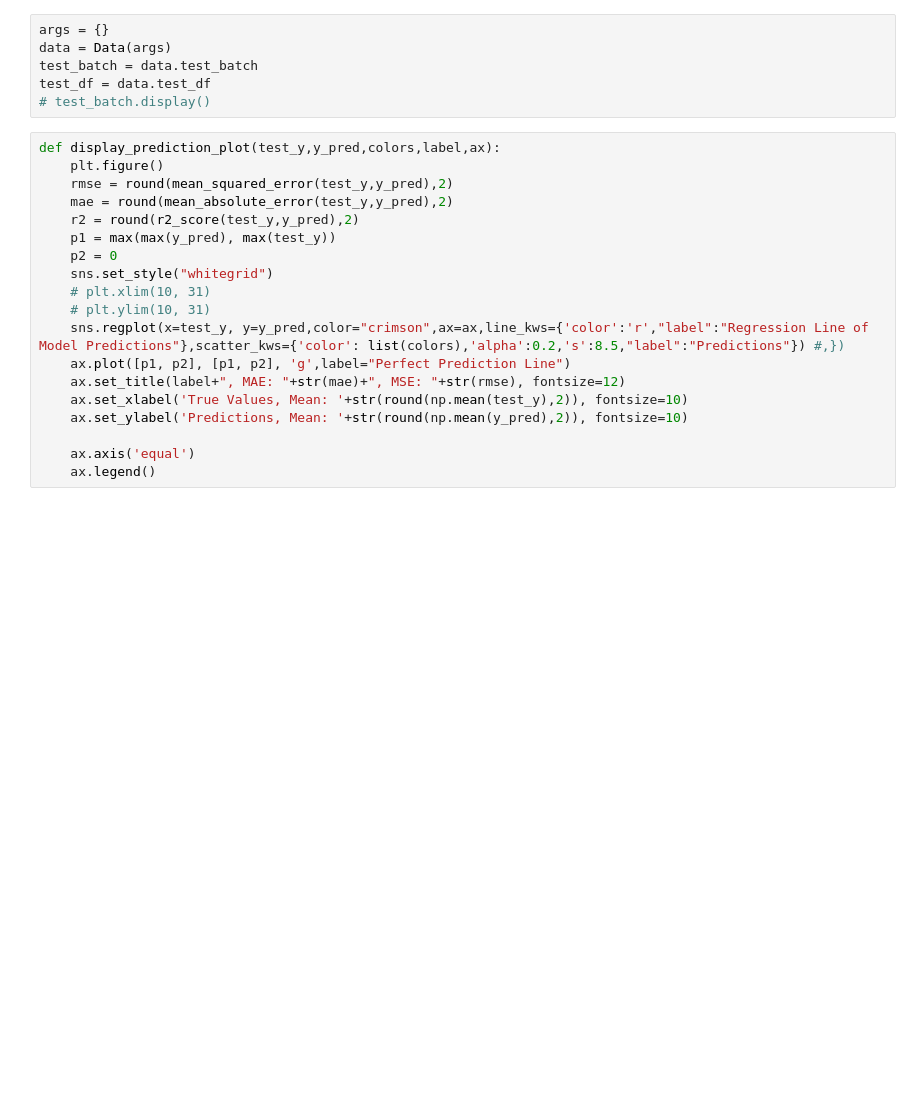
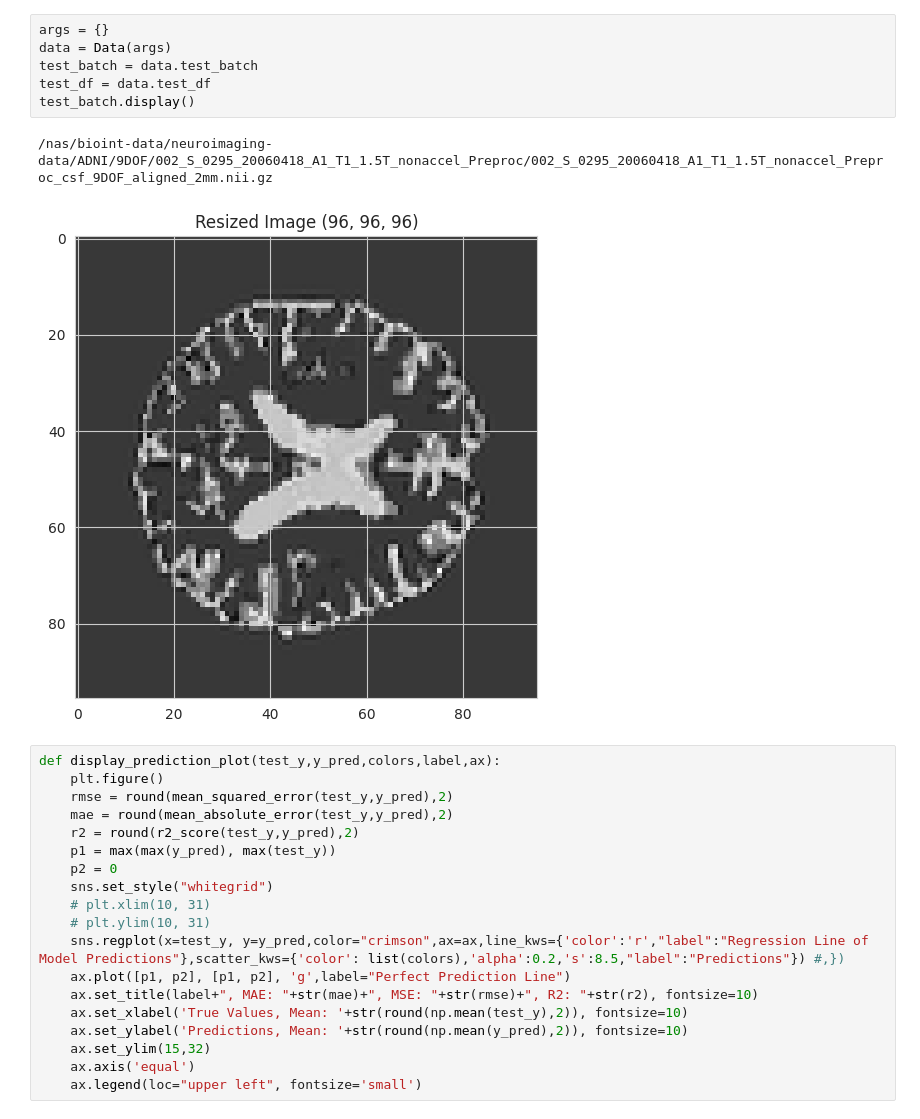
Before and after one commit to pjtoral-trjn/nueroimage-benchmark, a Jupyter notebook: notebook/model_output_analyzer.ipynb, the cells around one changed output. Saved outputs shown, nothing was run; the diff lists cells and outputs as text; blank space fills up the shorter version.

```diff
--- a/notebook/model_output_analyzer.ipynb
+++ b/notebook/model_output_analyzer.ipynb
@@ -186,9 +158,12 @@ class Data:
 # %%
 args = {}
 data = Data(args)
 test_batch = data.test_batch
 test_df = data.test_df
-# test_batch.display()
+test_batch.display()
+# %% [output]
+/nas/bioint-data/neuroimaging-data/ADNI/9DOF/002_S_0295_20060418_A1_T1_1.5T_nonaccel_Preproc/002_S_0295_20060418_A1_T1_1.5T_nonaccel_Preproc_csf_9DOF_aligned_2mm.nii.gz
+[figure, added]
 # %%
 def display_prediction_plot(test_y,y_pred,colors,label,ax):
     plt.figure()
@@ -202,12 +177,12 @@ def display_prediction_plot(test_y,y_pred,colors,label,ax):
     # plt.ylim(10, 31)
     sns.regplot(x=test_y, y=y_pred,color="crimson",ax=ax,line_kws={'color':'r',"label":"Regression Line of Model Predictions"},scatter_kws={'color': list(colors),'alpha':0.2,'s':8.5,"label":"Predictions"}) #,})
     ax.plot([p1, p2], [p1, p2], 'g',label="Perfect Prediction Line")
-    ax.set_title(label+", MAE: "+str(mae)+", MSE: "+str(rmse), fontsize=12)
+    ax.set_title(label+", MAE: "+str(mae)+", MSE: "+str(rmse)+", R2: "+str(r2), fontsize=10)
     ax.set_xlabel('True Values, Mean: '+str(round(np.mean(test_y),2)), fontsize=10)
     ax.set_ylabel('Predictions, Mean: '+str(round(np.mean(y_pred),2)), fontsize=10)
-
+    ax.set_ylim(15,32)
     ax.axis('equal')
-    ax.legend()
+    ax.legend(loc="upper left", fontsize='small')
 # %%
 def display_prediction_barplot(df,column,label,ax,predictions="model_predictions"):
 
```
Also changed, not shown: parts of 18 cells of this notebook, 1 other file.
